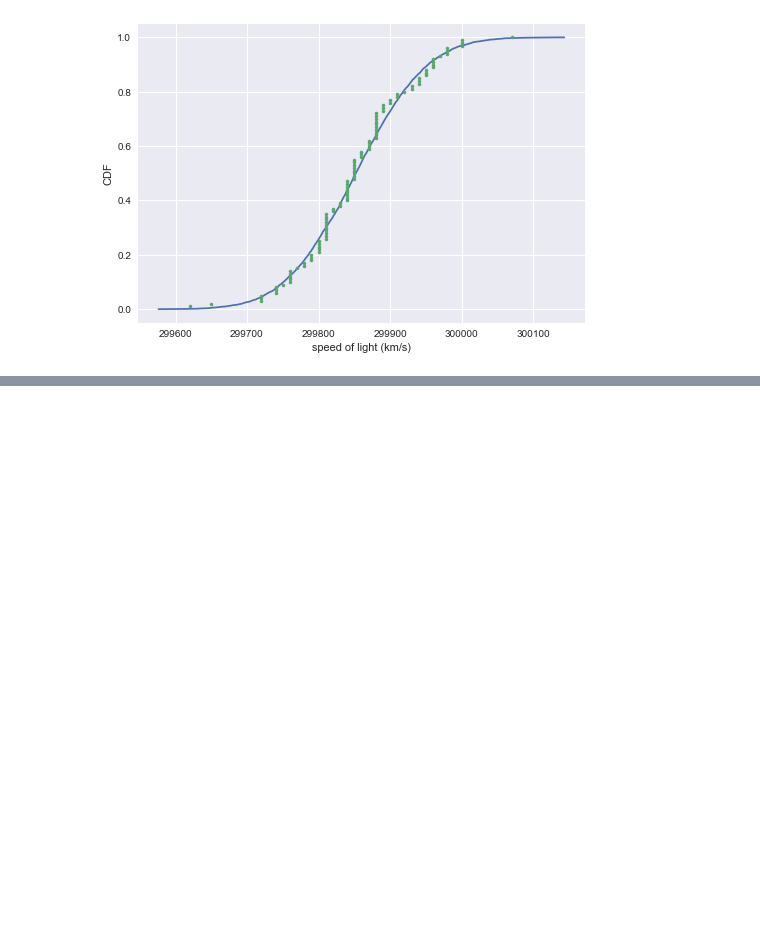
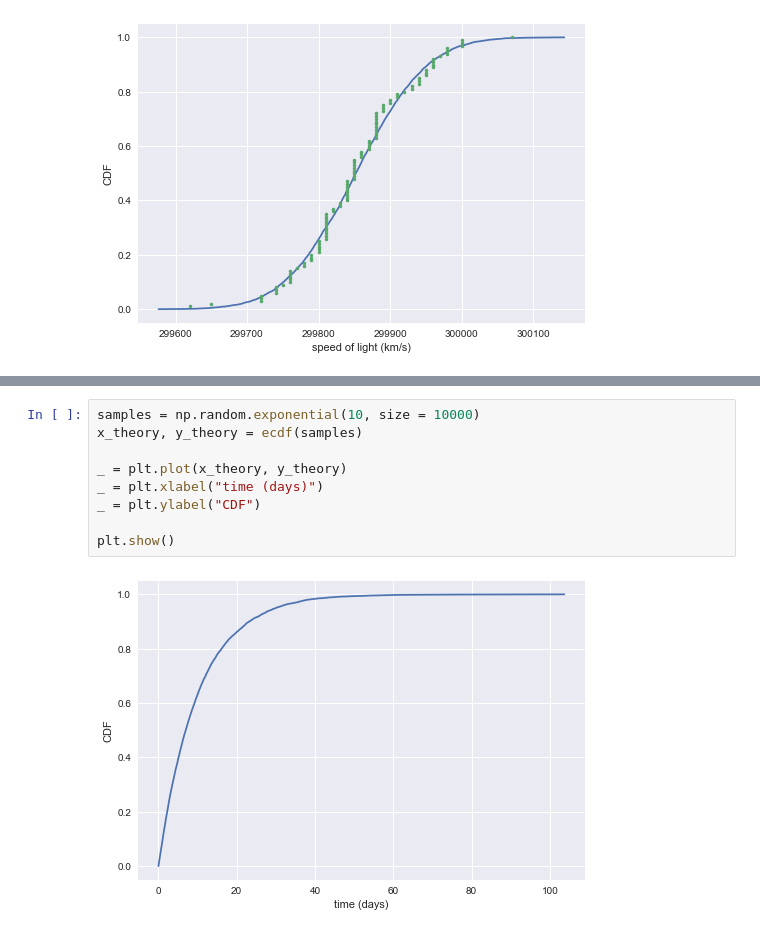
Before and after one commit to iamjz/Python-Data, a Jupyter notebook: StatisticalThinking1.ipynb, the cells around one changed output, grey strips where cells are left out. Drawn from its saved outputs; the diff is of its cells as text; blank space fills up the shorter version.

```diff
--- a/StatisticalThinking1.ipynb
+++ b/StatisticalThinking1.ipynb
@@ -447,0 +459,11 @@ plt.show()
+# %%
+samples = np.random.exponential(10, size = 10000)
+x_theory, y_theory = ecdf(samples)
+
+_ = plt.plot(x_theory, y_theory)
+_ = plt.xlabel("time (days)")
+_ = plt.ylabel("CDF")
+
+plt.show()
+# %% [output]
+[figure, added]
```
Also changed, not shown: parts of 5 cells of this notebook.
